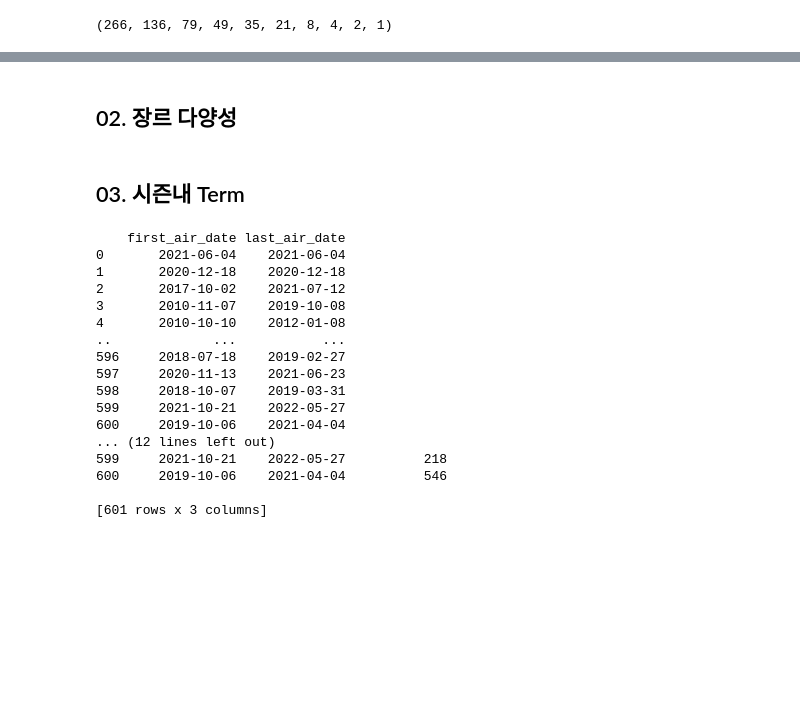
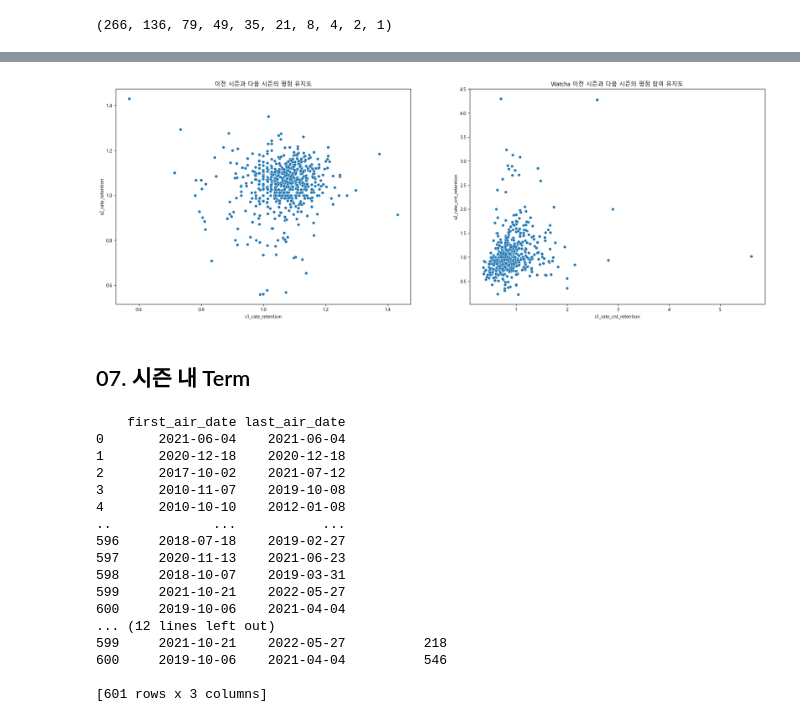
Before and after one commit to JoQri/ML_Netflix_project, a Jupyter notebook: eda/feature_engineering.ipynb, the cells around one changed output, grey strips where cells are left out. Saved outputs shown, nothing was run; the diff lists cells and outputs as text; code cells hidden in the pictures; blank space fills up the shorter version.

```diff
--- a/eda/feature_engineering.ipynb
+++ b/eda/feature_engineering.ipynb
@@ -351,5 +403,3 @@ imdb['s1_rate_cnt_retention'] = imdb['season_1'].apply(get_rate_cnt_retention)
 
 imdb['s2_rate_retention'] = imdb['season_2'].apply(get_rate_retention)
 imdb['s2_rate_cnt_retention'] = imdb['season_2'].apply(get_rate_cnt_retention)
-# %% [markdown]
-## 02. 장르 다양성
@@ -364,5 +406,25 @@ imdb['genre_len'] = imdb['genre'].apply(get_genre_diversity)
-# %% [markdown]
-## 03. 시즌내 Term
+# %%
+# Figure와 subplot 생성
+fig, axes = plt.subplots(1, 2, figsize=(24, 8))
+
+# 첫 번째 subplot
+sns.scatterplot(data=imdb, x='s1_rate_retention', y='s2_rate_retention', ax=axes[0])
+axes[0].set_title('이전 시즌과 다음 시즌의 평점 유지도')
+axes[0].set_xlabel('s1_rate_retention')
+axes[0].set_ylabel('s2_rate_retention')
+
+# 두 번째 subplot
+sns.scatterplot(data=imdb, x='s1_rate_cnt_retention', y='s2_rate_cnt_retention', ax=axes[1])
+axes[1].set_title('Watcha 이전 시즌과 다음 시즌의 평점 참여 유지도')
+axes[1].set_xlabel('s1_rate_cnt_retention')
+axes[1].set_ylabel('s2_rate_cnt_retention')
+
+# 그래프 출력
+plt.show()
+# %% [output]
+[figure, added]
+# %% [markdown]
+## 07. 시즌 내 Term
 # %%
 from datetime import datetime
 # 각 에피소드의 방영일자를 추출하여 처음과 마지막 방영일자를 계산하는 함수 정의
```
Also changed, not shown: parts of 51 cells of this notebook, 4 other files.
